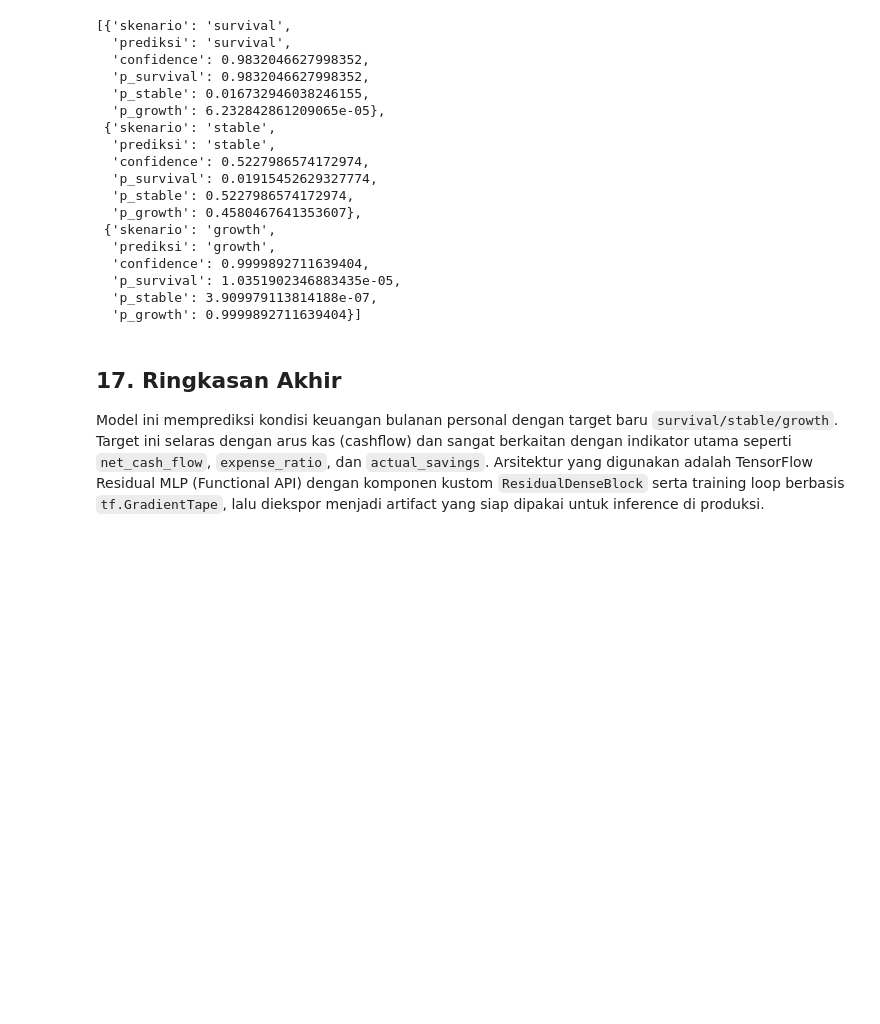
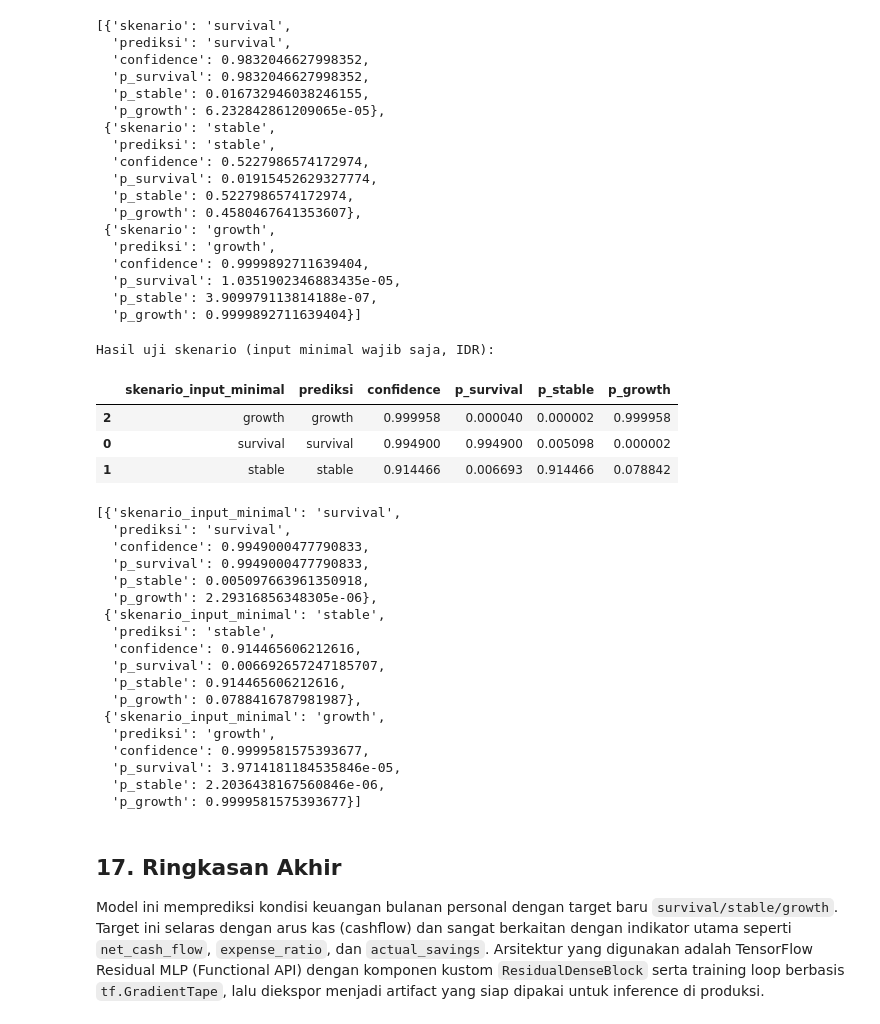
Before and after one commit to raamwhy/ml-api-finary, a Jupyter notebook: finary_classify_model.ipynb, the cells around one changed output. Cells and saved outputs as stored; diff of their text form; code cells hidden in the pictures; blank space fills up the shorter version.

Commit message:
feat(model): implement some local inferences

```diff
--- a/finary_classify_model.ipynb
+++ b/finary_classify_model.ipynb
@@ -1368,6 +1370,82 @@ Hasil uji skenario (input IDR):
   'p_survival': 1.0351902346883435e-05,
   'p_stable': 3.909979113814188e-07,
   'p_growth': 0.9999892711639404}]
+# %%
+# Uji inference dengan input MINIMAL (sesuai kontrak produksi)
+# Hanya mengirim field wajib: monthly_income, monthly_expense_total, actual_savings, emergency_fund, budget_goal.
+
+minimal_payloads_idr = {
+    "survival": {
+        "monthly_income": 7_000_000,
+        "monthly_expense_total": 8_500_000,
+        "actual_savings": 100_000,
+        "emergency_fund": 300_000,
+        "budget_goal": 2_000_000,
+    },
+    "stable": {
+        "monthly_income": 11_000_000,
+        "monthly_expense_total": 9_500_000,
+        "actual_savings": 1_000_000,
+        "emergency_fund": 8_000_000,
+        "budget_goal": 3_500_000,
+    },
+    "growth": {
+        "monthly_income": 25_000_000,
+        "monthly_expense_total": 12_500_000,
+        "actual_savings": 6_000_000,
+        "emergency_fund": 60_000_000,
+        "budget_goal": 8_000_000,
+    },
+}
+
+rows = []
+for name, payload in minimal_payloads_idr.items():
+    feats = build_classification_features_idr_minimal(payload)
+    df_input = pd.DataFrame([feats]).reindex(columns=loaded_feature_columns, fill_value=0.0).astype("float32")
+    X_scaled = loaded_scaler.transform(df_input.values)
+    p = loaded_model.predict(X_scaled, verbose=0)[0]
+    pred_id = int(np.argmax(p))
+
+    rows.append(
+        {
+            "skenario_input_minimal": name,
+            "prediksi": loaded_label_mapping[str(pred_id)],
+            "confidence": float(np.max(p)),
+            "p_survival": float(p[0]),
+            "p_stable": float(p[1]),
+            "p_growth": float(p[2]),
+        }
+    )
+
+hasil_minimal_df = pd.DataFrame(rows).sort_values(by="confidence", ascending=False)
+print("Hasil uji skenario (input minimal wajib saja, IDR):")
+display(hasil_minimal_df)
+
+rows
+# %% [output]
+Hasil uji skenario (input minimal wajib saja, IDR):
+|  | skenario_input_minimal | prediksi | confidence | p_survival | p_stable | p_growth |
+| 2 | growth | growth | 0.999958 | 0.000040 | 0.000002 | 0.999958 |
+| 0 | survival | survival | 0.994900 | 0.994900 | 0.005098 | 0.000002 |
+| 1 | stable | stable | 0.914466 | 0.006693 | 0.914466 | 0.078842 |
+[{'skenario_input_minimal': 'survival',
+  'prediksi': 'survival',
+  'confidence': 0.9949000477790833,
+  'p_survival': 0.9949000477790833,
+  'p_stable': 0.005097663961350918,
+  'p_growth': 2.29316856348305e-06},
+ {'skenario_input_minimal': 'stable',
+  'prediksi': 'stable',
+  'confidence': 0.914465606212616,
+  'p_survival': 0.006692657247185707,
+  'p_stable': 0.914465606212616,
+  'p_growth': 0.0788416787981987},
+ {'skenario_input_minimal': 'growth',
+  'prediksi': 'growth',
+  'confidence': 0.9999581575393677,
+  'p_survival': 3.9714181184535846e-05,
+  'p_stable': 2.2036438167560846e-06,
+  'p_growth': 0.9999581575393677}]
 # %% [markdown]
 ## 17. Ringkasan Akhir
 
```
Also changed, not shown: parts of 2 cells of this notebook.
